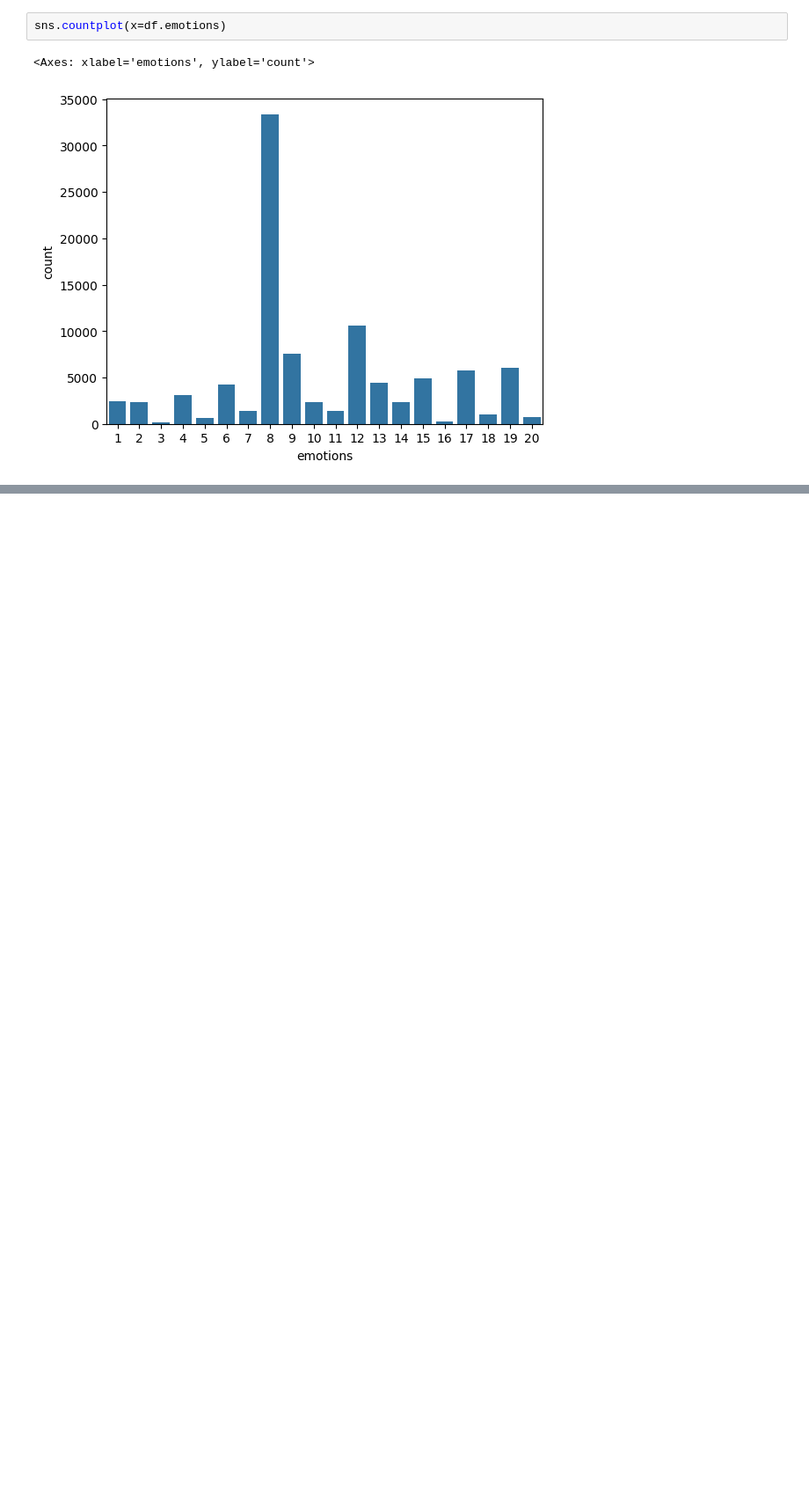
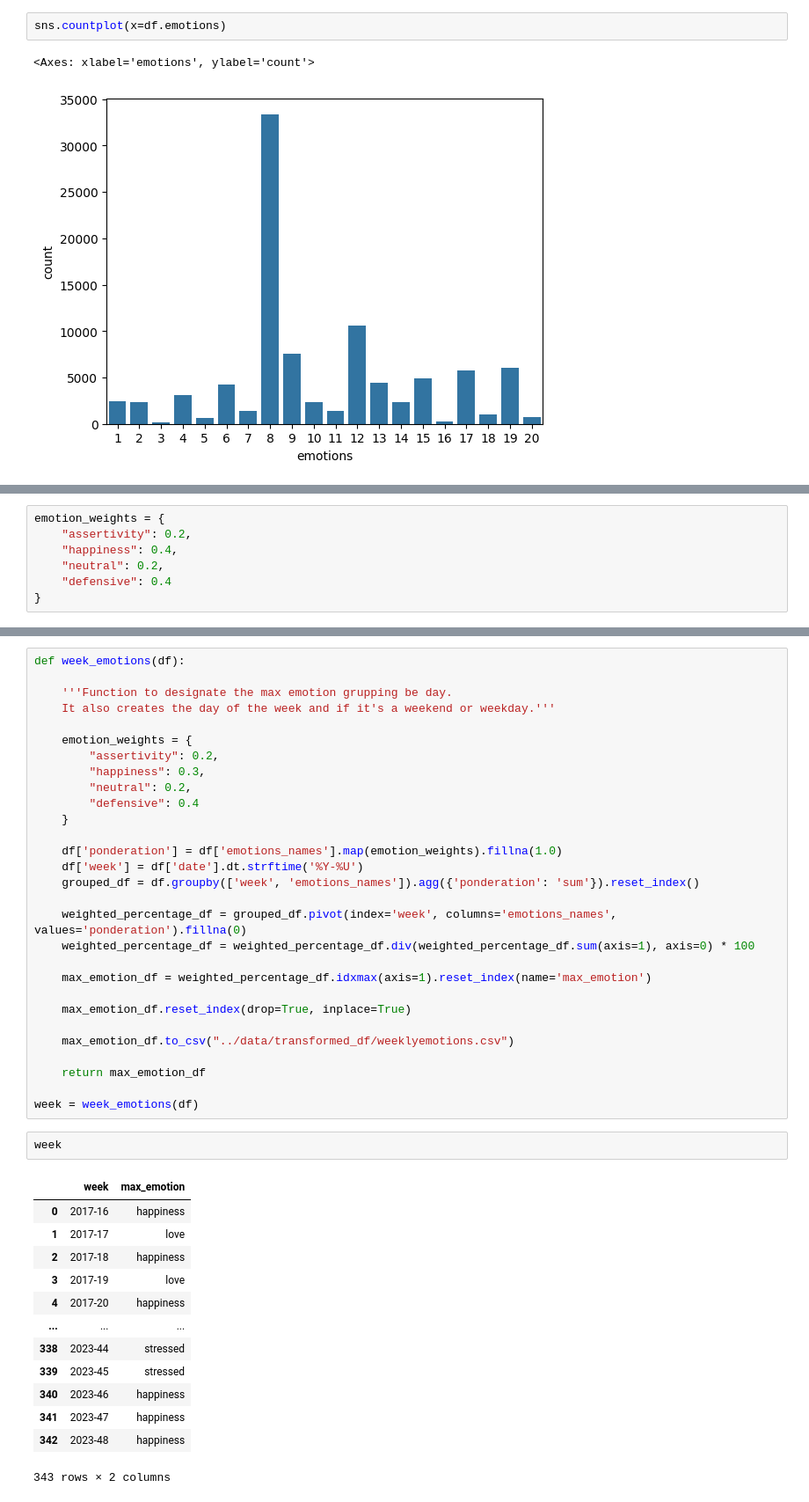
Before and after one commit to emmacunill/Take_Care, a Jupyter notebook: notebooks/transform.ipynb, the cells around one changed output, grey strips where cells are left out. Shown: that part at 88% size. Drawn from its saved outputs; the diff is of its cells as text; blank space fills up the shorter version.

Commit message:
Done with the day week month calculation

```diff
--- a/notebooks/transform.ipynb
+++ b/notebooks/transform.ipynb
@@ -12,0 +53,7 @@ sns.countplot(x=df.emotions)
+# %%
+emotion_weights = {
+    "assertivity": 0.2,
+    "happiness": 0.4,
+    "neutral": 0.2,
+    "defensive": 0.4
+}
@@ -12,0 +125,45 @@ sns.countplot(x=df.emotions)
+# %%
+def week_emotions(df):
+
+    '''Function to designate the max emotion grupping be day.
+    It also creates the day of the week and if it's a weekend or weekday.'''
+
+    emotion_weights = {
+        "assertivity": 0.2,
+        "happiness": 0.3,
+        "neutral": 0.2,
+        "defensive": 0.4
+    }
+
+    df['ponderation'] = df['emotions_names'].map(emotion_weights).fillna(1.0)
+    df['week'] = df['date'].dt.strftime('%Y-%U')
+    grouped_df = df.groupby(['week', 'emotions_names']).agg({'ponderation': 'sum'}).reset_index()
+
+    weighted_percentage_df = grouped_df.pivot(index='week', columns='emotions_names', values='ponderation').fillna(0)
+    weighted_percentage_df = weighted_percentage_df.div(weighted_percentage_df.sum(axis=1), axis=0) * 100
+
+    max_emotion_df = weighted_percentage_df.idxmax(axis=1).reset_index(name='max_emotion')
+
+    max_emotion_df.reset_index(drop=True, inplace=True)
+
+    max_emotion_df.to_csv("../data/transformed_df/weeklyemotions.csv")
+
+    return max_emotion_df
+
+week = week_emotions(df)
+# %%
+week
+# %% [output]
+|  | week | max_emotion |
+| 0 | 2017-16 | happiness |
+| 1 | 2017-17 | love |
+| 2 | 2017-18 | happiness |
+| 3 | 2017-19 | love |
+| 4 | 2017-20 | happiness |
+| ... | ... | ... |
+| 338 | 2023-44 | stressed |
+| 339 | 2023-45 | stressed |
+| 340 | 2023-46 | happiness |
+| 341 | 2023-47 | happiness |
+| 342 | 2023-48 | happiness |
+343 rows × 2 columns
```
Also changed, not shown: parts of 12 cells of this notebook.
